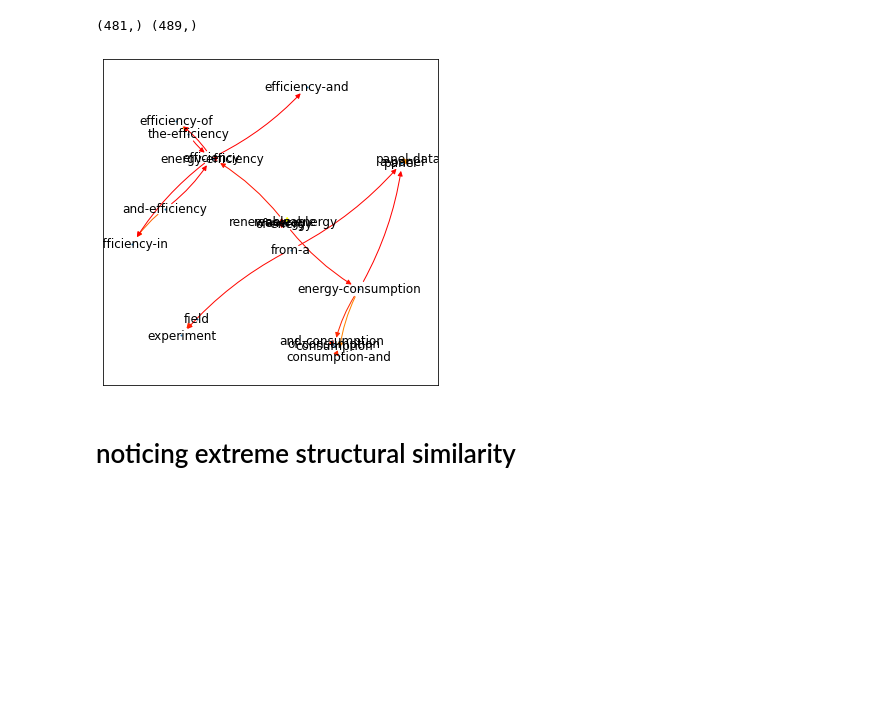
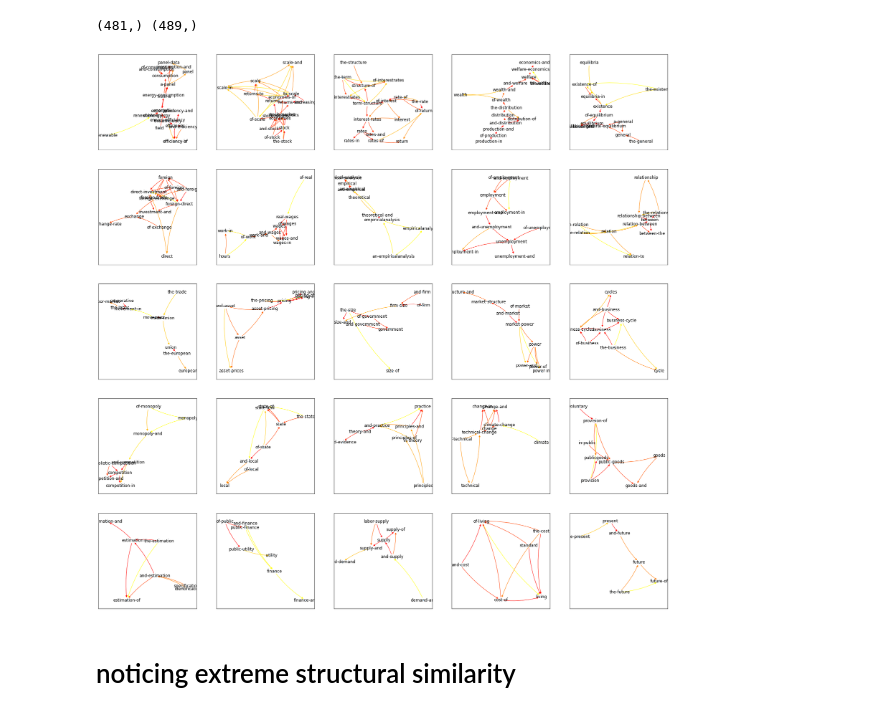
Before and after one commit to amcgail/kk-jstor-sociology, a Jupyter notebook: cooccurence/cooc_networks-econ.ipynb, the cells around one changed output. Cells and saved outputs as stored; diff of their text form; code cells hidden in the pictures; blank space fills up the shorter version.

```diff
--- a/cooccurence/cooc_networks-econ.ipynb
+++ b/cooccurence/cooc_networks-econ.ipynb
@@ -172,34 +172,34 @@ G.remove_nodes_from( list(np.where( deg < DEG_CUTOFF )[0]) )
 # %% [output]
 (481,) (489,)
 # %%
-R, C = 1,1
+R, C = 5,5
 
 nodes_list = list(nx.connected_components(G.to_undirected()))
 nodes_list = sorted(nodes_list, key=lambda x:-len(x))
 
 x_off = 0.1
 y_off = 0.1
 
 plt.figure(figsize=(6*R,6*C))
 
 for i,Gcomp_nodes in enumerate(nodes_list[:R*C]):
     plt.subplot(R,C,i+1)
     Gcomp = nx.subgraph(G, Gcomp_nodes)
-    pos = nx.spring_layout(Gcomp, iterations=150, k=0.5)
+    pos = nx.kamada_kawai_layout(Gcomp)#, iterations=150, k=0.5)
     pos_offset = {k:([v[0]+x_off, v[1]+y_off]) for k,v in pos.items()} # not currently used
 
 
     edges,weights = zip(*[((e1,e2),w) for (e1,e2),w in nx.get_edge_attributes(Gcomp,'weight').items()])
 
     c = np.log(weights)
     c /= c.max()
 
     nx.draw_networkx_edges(Gcomp,pos,edgelist=edges,edge_cmap=plt.cm.autumn,edge_color=c,
         connectionstyle="arc3,rad=0.1")
     nx.draw_networkx_nodes(Gcomp,pos,node_size=1)
     nx.draw_networkx_labels(Gcomp,pos)
 # %% [output]
-[figure, old version]
+[figure, new version]
 # %% [markdown]
 # noticing extreme structural similarity
 # %% [markdown]
```
Also changed, not shown: parts of 1 cell of this notebook.
